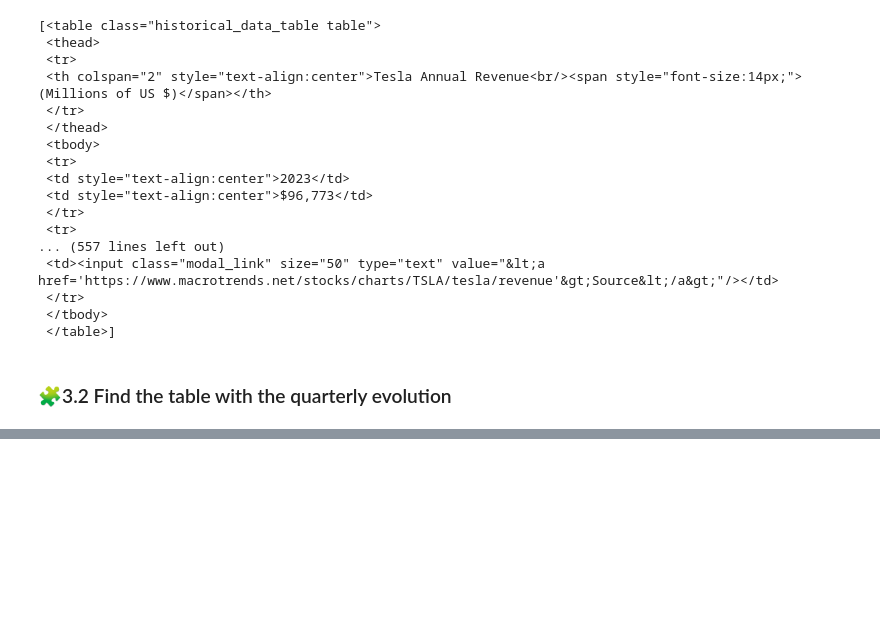
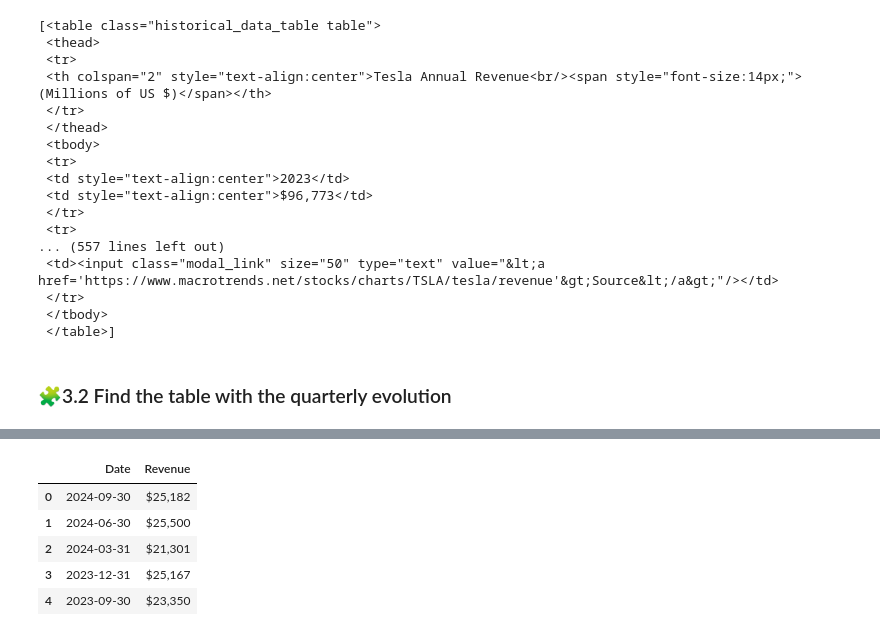
Before and after one commit to mvlarra/web-scraping-project-tutorial, a Jupyter notebook: src/explore.es.ipynb, the cells around one changed output, grey strips where cells are left out. Drawn from its saved outputs; the diff is of its cells as text; code cells hidden in the pictures; blank space fills up the shorter version.

```diff
--- a/src/explore.es.ipynb
+++ b/src/explore.es.ipynb
@@ -295,0 +297,10 @@ tesla_revenue.head()
+# %%
+df_tesla_revenue = df_tesla_revenue[df_tesla_revenue["Revenue"] != ""]
+df_tesla_revenue.head()
+# %% [output]
+|  | Date | Revenue |
+| 0 | 2024-09-30 | $25,182 |
+| 1 | 2024-06-30 | $25,500 |
+| 2 | 2024-03-31 | $21,301 |
+| 3 | 2023-12-31 | $25,167 |
+| 4 | 2023-09-30 | $23,350 |
```
Also changed, not shown: parts of 17 cells of this notebook, 2 other files.
